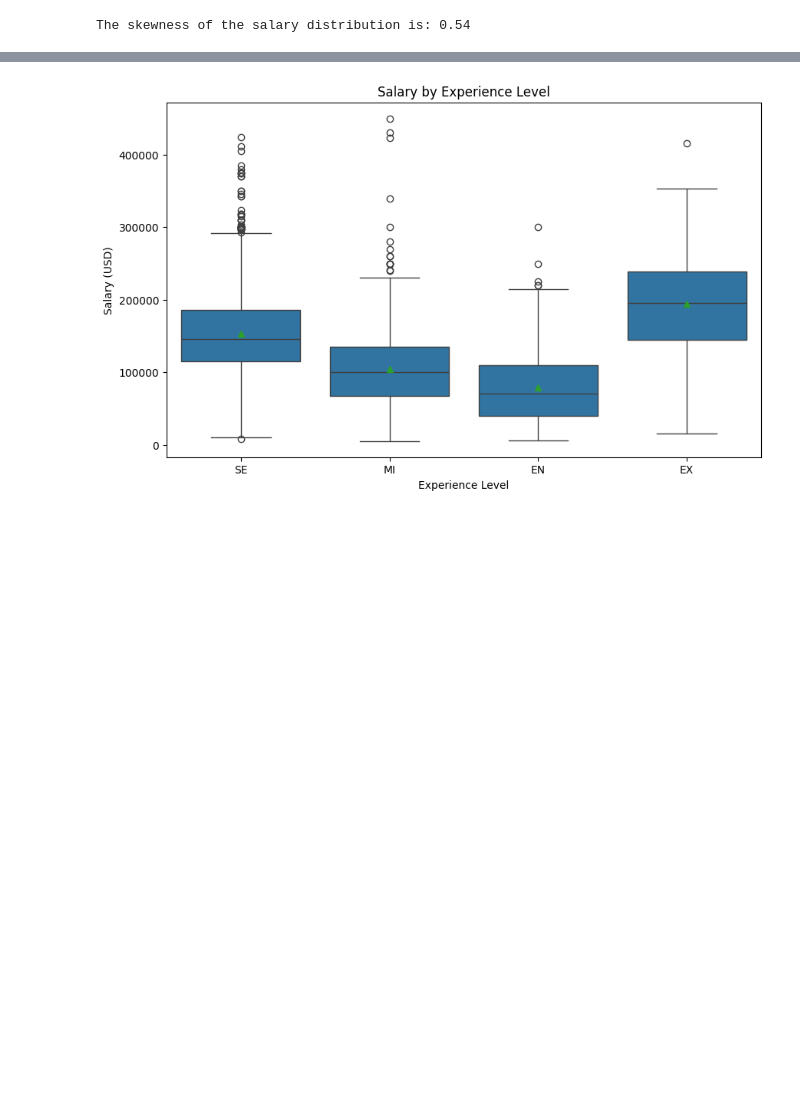
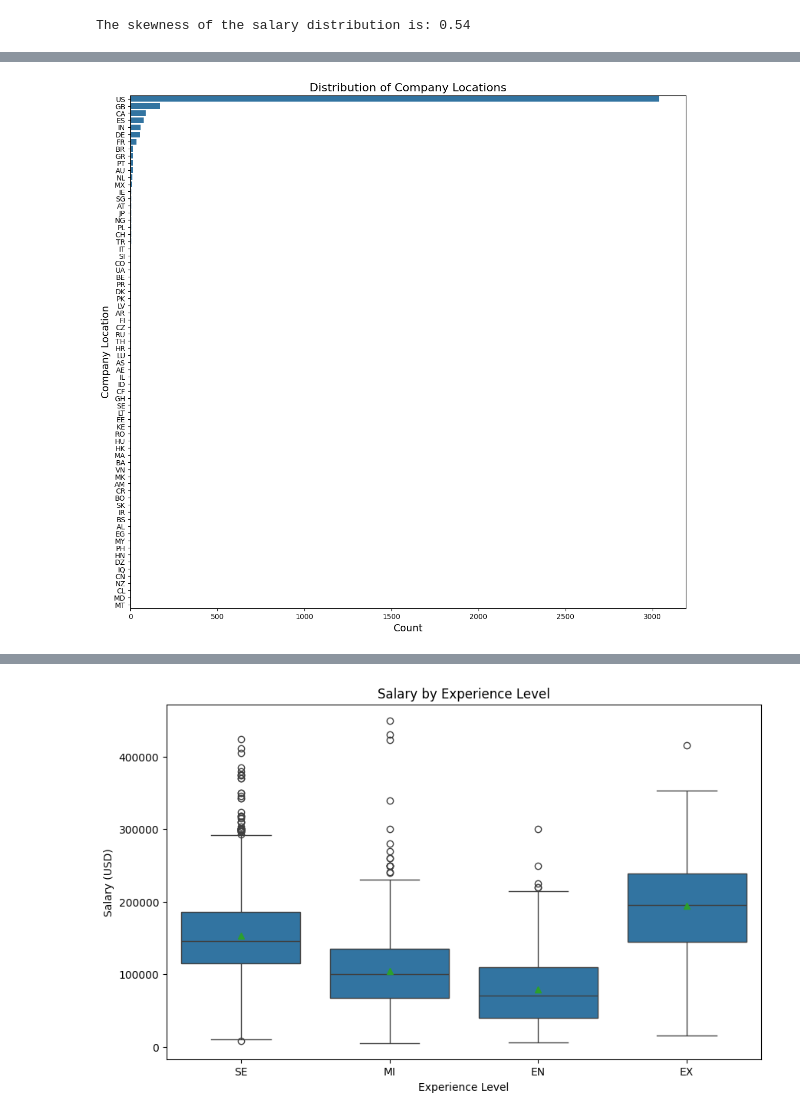
Before and after one commit to Brasprin/CSMODEL, a Jupyter notebook: CSMODEL_Project_S16_Group12.ipynb, the cells around one changed output, grey strips where cells are left out. Saved outputs shown, nothing was run; the diff lists cells and outputs as text; code cells hidden in the pictures; blank space fills up the shorter version.

```diff
--- a/CSMODEL_Project_S16_Group12.ipynb
+++ b/CSMODEL_Project_S16_Group12.ipynb
@@ -314,0 +312,9 @@ Text(0.5, 1.0, 'Top 20 Job Titles Distribution')
+# %%
+plt.figure(figsize=(14, 13))
+sns.countplot(y='company_location', data=ds_salary_clean, order=ds_salary_clean['company_location'].value_counts().index)
+plt.title('Distribution of Company Locations', fontsize=16)
+plt.xlabel('Count', fontsize=14)
+plt.ylabel('Company Location', fontsize=14)
+plt.show()
+# %% [output]
+[figure, added]
```
Also changed, not shown: parts of 19 cells of this notebook.
